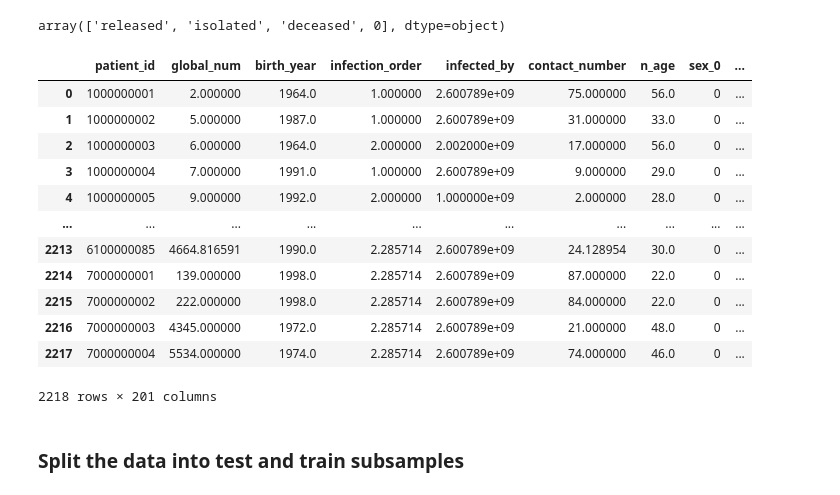
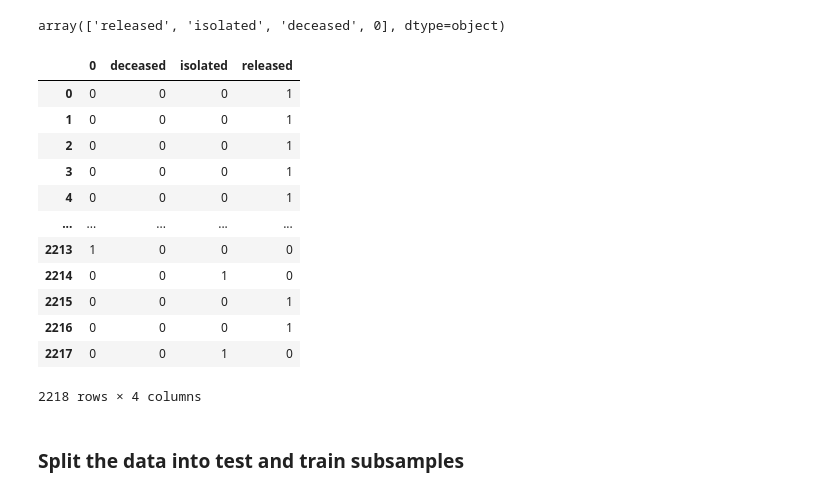
Before and after one commit to albertco18/dsc_v5, a Jupyter notebook: Unit 14 - Supervised Learning/14.4 Random Forest Coronavirus case study/RandomForest_copy_graph.ipynb, the cells around one changed output. Cells and saved outputs as stored; diff of their text form; code cells hidden in the pictures.

```diff
--- a/Unit 14 - Supervised Learning/14.4 Random Forest Coronavirus case study/RandomForest_copy_graph.ipynb
+++ b/Unit 14 - Supervised Learning/14.4 Random Forest Coronavirus case study/RandomForest_copy_graph.ipynb
@@ -484,18 +498,18 @@ y = df.state
-# %%
-X_with_state
-# %% [output]
-|  | patient_id | global_num | birth_year | infection_order | infected_by | contact_number | n_age | sex_0 | ... |
-| 0 | 1000000001 | 2.000000 | 1964.0 | 1.000000 | 2.600789e+09 | 75.000000 | 56.0 | 0 | ... |
-| 1 | 1000000002 | 5.000000 | 1987.0 | 1.000000 | 2.600789e+09 | 31.000000 | 33.0 | 0 | ... |
-| 2 | 1000000003 | 6.000000 | 1964.0 | 2.000000 | 2.002000e+09 | 17.000000 | 56.0 | 0 | ... |
-| 3 | 1000000004 | 7.000000 | 1991.0 | 1.000000 | 2.600789e+09 | 9.000000 | 29.0 | 0 | ... |
-| 4 | 1000000005 | 9.000000 | 1992.0 | 2.000000 | 1.000000e+09 | 2.000000 | 28.0 | 0 | ... |
-| ... | ... | ... | ... | ... | ... | ... | ... | ... | ... |
-| 2213 | 6100000085 | 4664.816591 | 1990.0 | 2.285714 | 2.600789e+09 | 24.128954 | 30.0 | 0 | ... |
-| 2214 | 7000000001 | 139.000000 | 1998.0 | 2.285714 | 2.600789e+09 | 87.000000 | 22.0 | 0 | ... |
-| 2215 | 7000000002 | 222.000000 | 1998.0 | 2.285714 | 2.600789e+09 | 84.000000 | 22.0 | 0 | ... |
-| 2216 | 7000000003 | 4345.000000 | 1972.0 | 2.285714 | 2.600789e+09 | 21.000000 | 48.0 | 0 | ... |
-| 2217 | 7000000004 | 5534.000000 | 1974.0 | 2.285714 | 2.600789e+09 | 74.000000 | 46.0 | 0 | ... |
-2218 rows × 201 columns
+# %%
+y
+# %% [output]
+|  | 0 | deceased | isolated | released |
+| 0 | 0 | 0 | 0 | 1 |
+| 1 | 0 | 0 | 0 | 1 |
+| 2 | 0 | 0 | 0 | 1 |
+| 3 | 0 | 0 | 0 | 1 |
+| 4 | 0 | 0 | 0 | 1 |
+| ... | ... | ... | ... | ... |
+| 2213 | 1 | 0 | 0 | 0 |
+| 2214 | 0 | 0 | 1 | 0 |
+| 2215 | 0 | 0 | 0 | 1 |
+| 2216 | 0 | 0 | 0 | 1 |
+| 2217 | 0 | 0 | 1 | 0 |
+2218 rows × 4 columns
 # %% [markdown]
 ### Split the data into test and train subsamples
```
Also changed, not shown: parts of 25 cells of this notebook, 3 other files.
